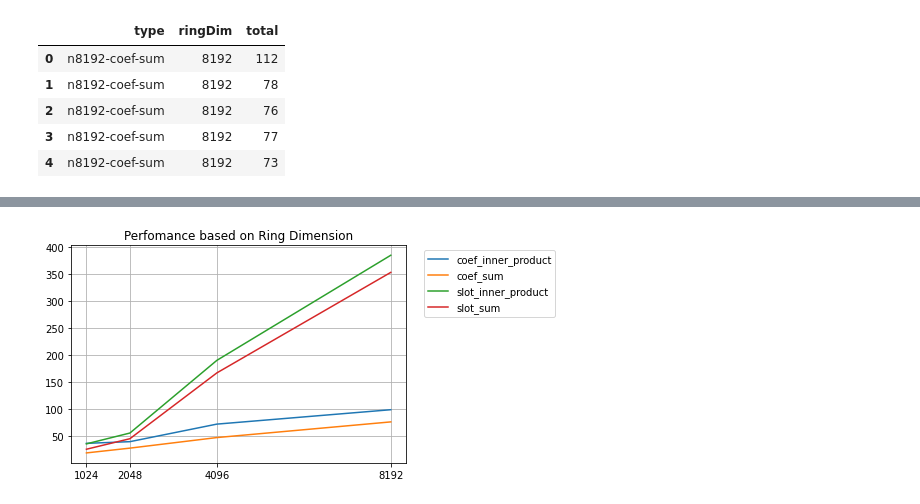
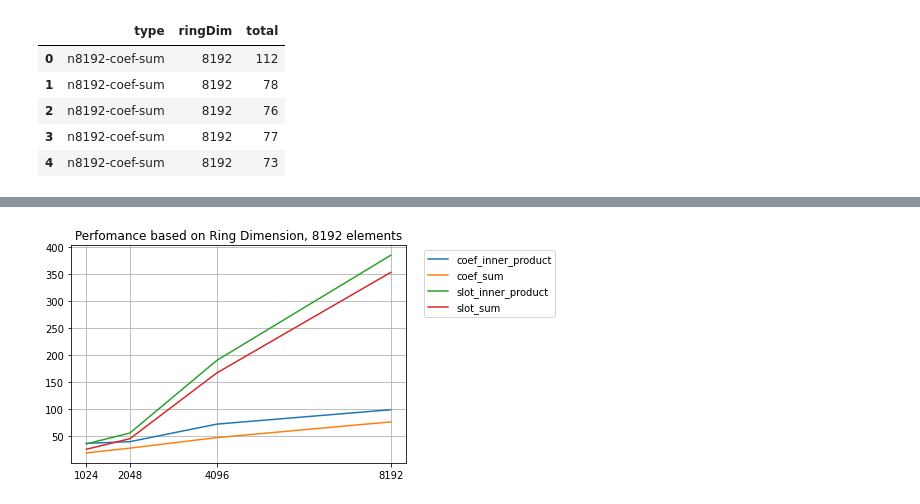
Before and after one commit to BernardoRamalho/HE_Optimization, a Jupyter notebook: Outcomes/Notebooks/ringDimOptimization.ipynb, the cells around one changed output, grey strips where cells are left out. Saved outputs shown, nothing was run; the diff lists cells and outputs as text; code cells hidden in the pictures.

```diff
--- a/Outcomes/Notebooks/ringDimOptimization.ipynb
+++ b/Outcomes/Notebooks/ringDimOptimization.ipynb
@@ -50,17 +74,17 @@ optimized_n8192_mean_df.loc[optimized_n8192_mean_df['type'] == 'n8192-slot-sum',
 # %%
 fig, ax = plt.subplots()
 
 ax.plot(n8192_mean_df[n8192_mean_df['type'] == 'coef_inner_product'][' ringDim'], n8192_mean_df[n8192_mean_df['type'] == 'coef_inner_product'][' total'], label='coef_inner_product')
 ax.plot(n8192_mean_df[n8192_mean_df['type'] == 'coef_sum'][' ringDim'], n8192_mean_df[n8192_mean_df['type'] == 'coef_sum'][' total'], label='coef_sum')
 ax.plot(n8192_mean_df[n8192_mean_df['type'] == 'slot_inner_product'][' ringDim'], n8192_mean_df[n8192_mean_df['type'] == 'slot_inner_product'][' total'], label='slot_inner_product')
 ax.plot(n8192_mean_df[n8192_mean_df['type'] == 'slot_sum'][' ringDim'], n8192_mean_df[n8192_mean_df['type'] == 'slot_sum'][' total'], label='slot_sum')
 
 handles, labels = ax.get_legend_handles_labels()
 lgd = ax.legend(handles, labels, loc='upper center', bbox_to_anchor=(1.25, 1))
-ax.set_title("Perfomance based on Ring Dimension")
+ax.set_title("Perfomance based on Ring Dimension, 8192 elements")
 ax.grid('on')
 
 plt.xticks([1024, 2048, 4096, 8192])
 plt.show()
 # %% [output]
-[figure, old version]
+[figure, new version]
```
Also changed, not shown: parts of 15 cells of this notebook, 6 other files.
